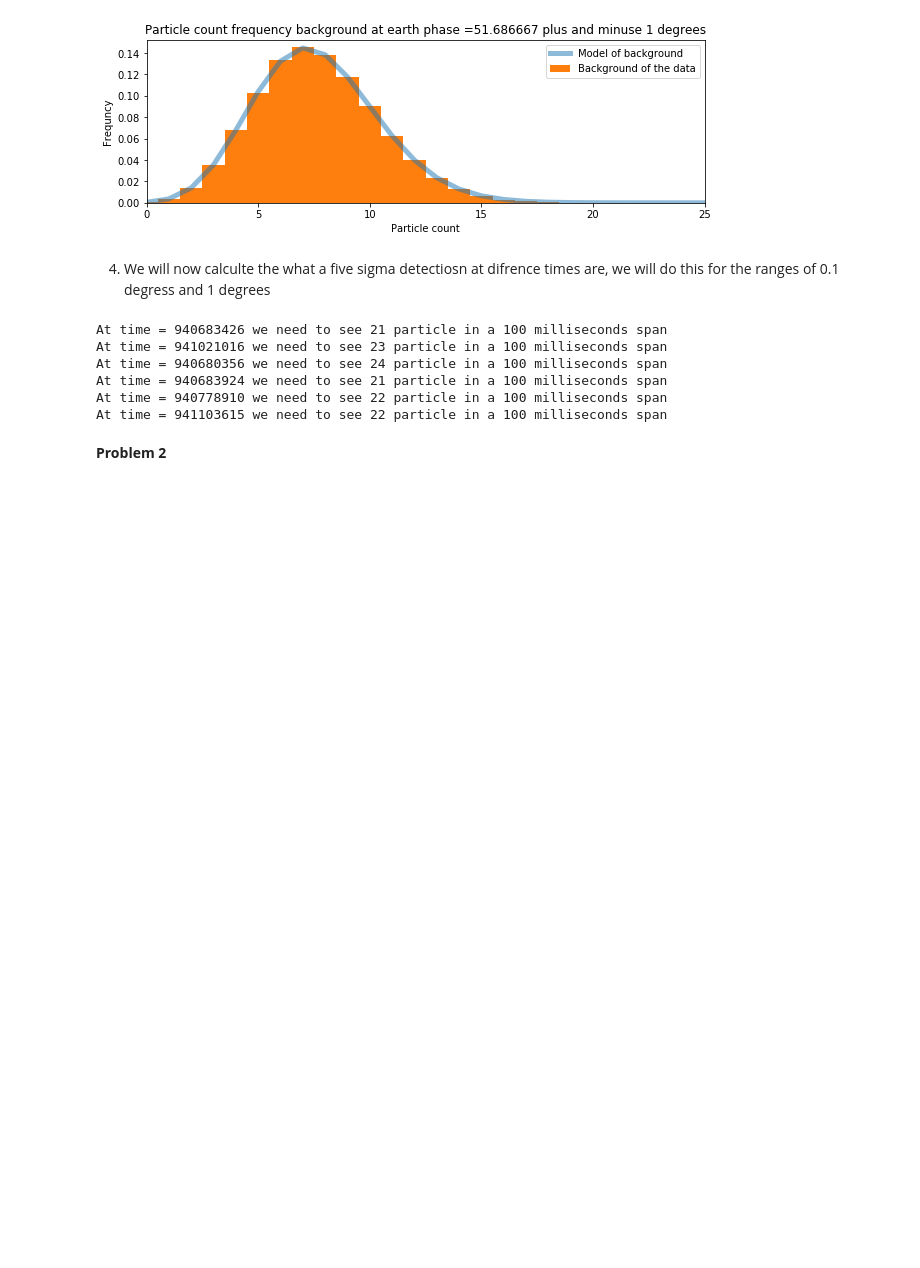
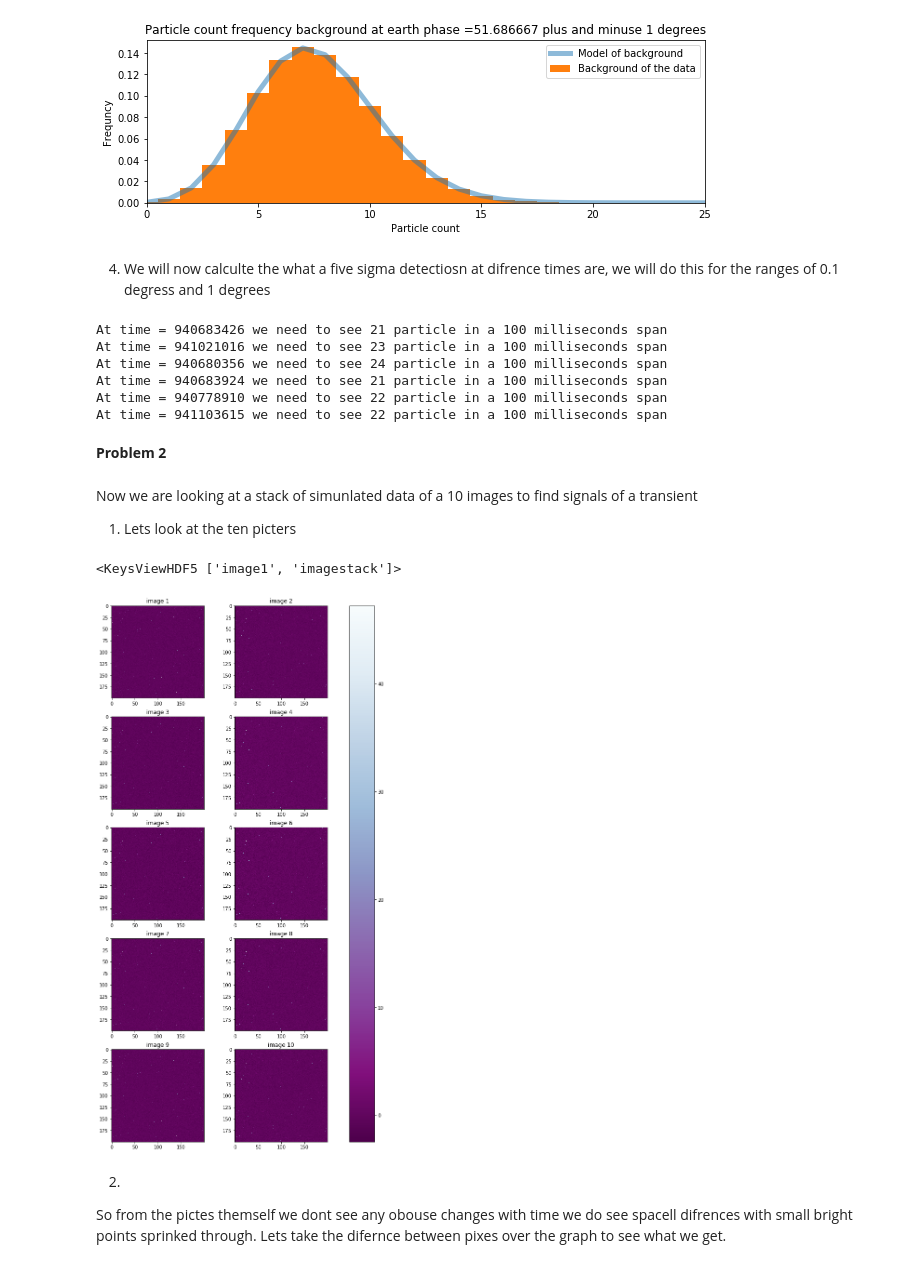
Before and after one commit to GammasBox/phys434Lab, a Jupyter notebook: Lab4.ipynb, the cells around one changed output. Cells and saved outputs as stored; diff of their text form; code cells hidden in the pictures; blank space fills up the shorter version.

```diff
--- a/Lab4.ipynb
+++ b/Lab4.ipynb
@@ -317,0 +297,65 @@ c = Data['particle counts']
+# %% [markdown]
+Now we are looking at a stack of simunlated data of a 10 images to find signals of a transient
+
+1) Lets look at the ten picters
+# %%
+hf = h5py.File('images.h5', 'r')
+print(hf.keys())
+imageStack = np.array(hf.get('imagestack'))
+image1 = np.array(hf.get('image1'))
+image2 = np.array(hf.get('image2'))
+hf.close()
+# %% [output]
+<KeysViewHDF5 ['image1', 'imagestack']>
+# %%
+plt.rcParams["figure.figsize"] = (10,20)
+plt.subplot(521)
+plt.title("image 1")
+plt.imshow(imageStack[:,:,0], cmap=plt.cm.BuPu_r)
+
+plt.subplot(522)
+plt.title("image 2")
+plt.imshow(imageStack[:,:,1], cmap=plt.cm.BuPu_r)
+
+plt.subplot(523)
+plt.title("image 3")
+plt.imshow(imageStack[:,:,2], cmap=plt.cm.BuPu_r)
+
+plt.subplot(524)
+plt.title("image 4")
+plt.imshow(imageStack[:,:,3], cmap=plt.cm.BuPu_r)
+
+plt.subplot(525)
+plt.title("image 5")
+plt.imshow(imageStack[:,:,4], cmap=plt.cm.BuPu_r)
+
+plt.subplot(526)
+plt.title("image 6")
+plt.imshow(imageStack[:,:,5], cmap=plt.cm.BuPu_r)
+
+plt.subplot(527)
+plt.title("image 7")
+plt.imshow(imageStack[:,:,6], cmap=plt.cm.BuPu_r)
+
+plt.subplot(528)
+plt.title("image 8")
+plt.imshow(imageStack[:,:,7], cmap=plt.cm.BuPu_r)
+
+plt.subplot(529)
+plt.title("image 9")
+plt.imshow(imageStack[:,:,8], cmap=plt.cm.BuPu_r)
+
+plt.subplot(5,2,10)
+plt.title("image 10")
+plt.imshow(imageStack[:,:,9], cmap=plt.cm.BuPu_r)
+
+plt.subplots_adjust(bottom=0.1, right=0.8, top=0.9)
+cax = plt.axes([0.85, 0.1, 0.075, 0.8])
+plt.colorbar(cax=cax)
+plt.show()
+# %% [output]
+[figure, added]
+# %% [markdown]
+2)
+
+So from the pictes themself we dont see any obouse changes with time we do see spacell difrences with small bright points sprinked through. Lets take the difernce between pixes over the graph to see what we get.
```
Also changed, not shown: parts of 18 cells of this notebook.
